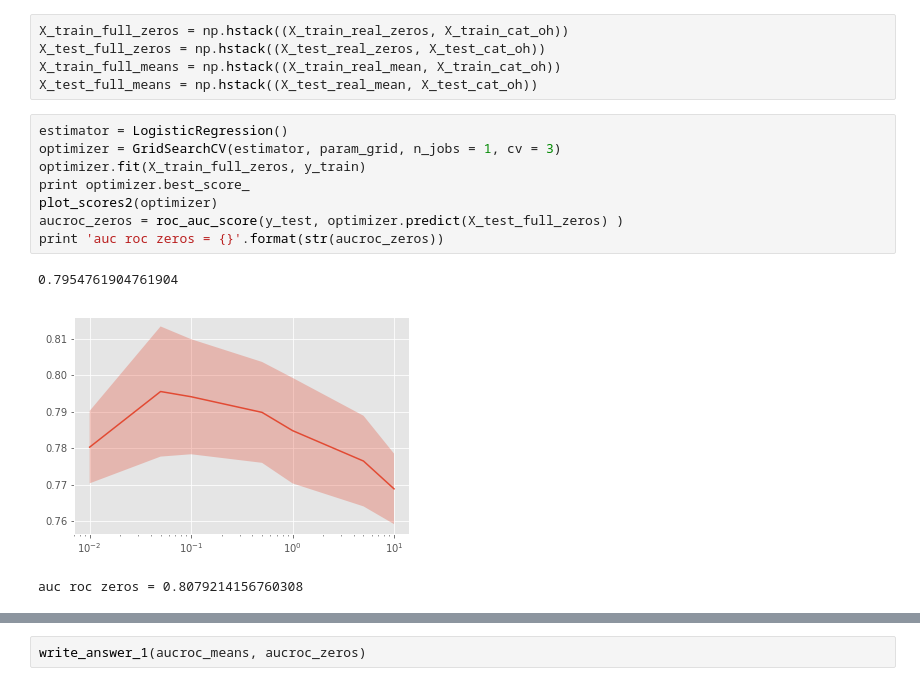
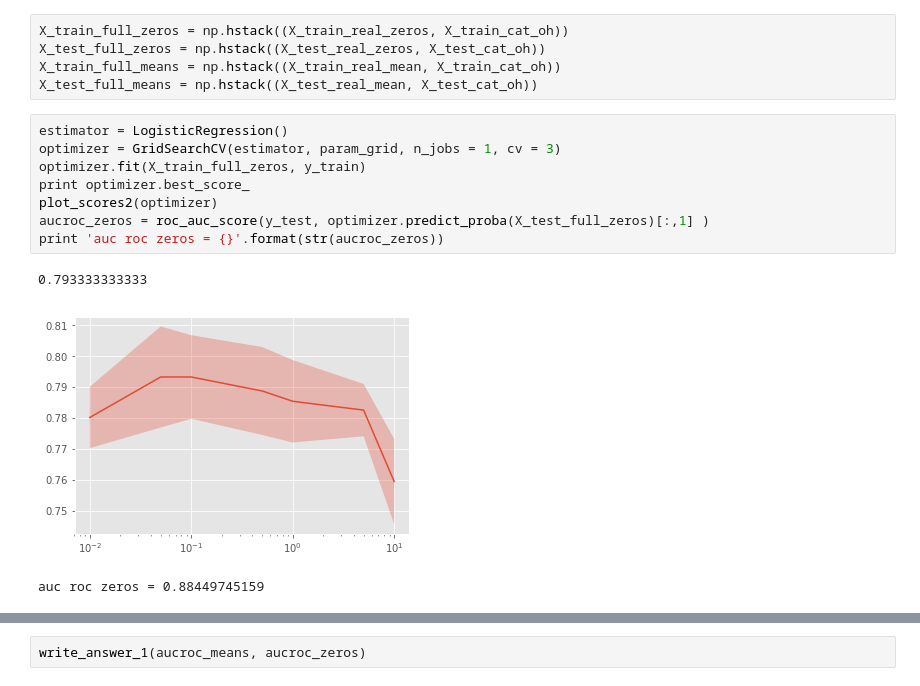
Before and after one commit to vadimbublikov2/coursera-ml-specialization, a Jupyter notebook: c2w3/Preprocessing_LR.ipynb, the cells around one changed output, grey strips where cells are left out. Saved outputs shown, nothing was run; the diff lists cells and outputs as text.

```diff
--- a/c2w3/Preprocessing_LR.ipynb
+++ b/c2w3/Preprocessing_LR.ipynb
@@ -307,15 +307,15 @@ X_test_full_means = np.hstack((X_test_real_mean, X_test_cat_oh))
 # %%
 estimator = LogisticRegression()
 optimizer = GridSearchCV(estimator, param_grid, n_jobs = 1, cv = 3)
 optimizer.fit(X_train_full_zeros, y_train)
 print optimizer.best_score_
 plot_scores2(optimizer)
-aucroc_zeros = roc_auc_score(y_test, optimizer.predict(X_test_full_zeros) )
+aucroc_zeros = roc_auc_score(y_test, optimizer.predict_proba(X_test_full_zeros)[:,1] )
 print 'auc roc zeros = {}'.format(str(aucroc_zeros))
 # %% [output]
-0.7954761904761904
+0.793333333333
-[figure, old version]
+[figure, new version]
-auc roc zeros = 0.8079214156760308
+auc roc zeros = 0.88449745159
 # %%
 estimator = LogisticRegression()
 optimizer = GridSearchCV(estimator, param_grid, n_jobs = 1, cv = 3)
```
Also changed, not shown: parts of 18 cells of this notebook, 6 other files.
